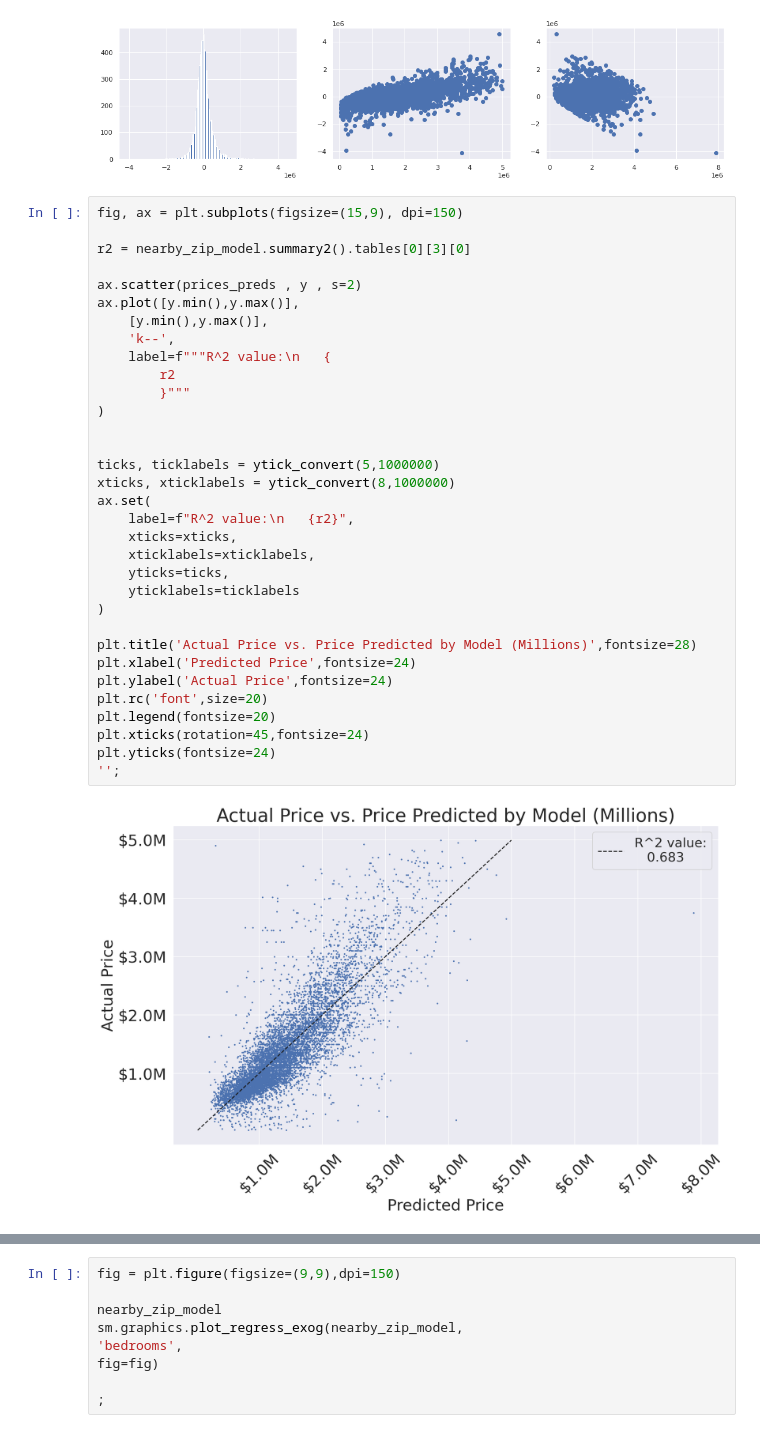
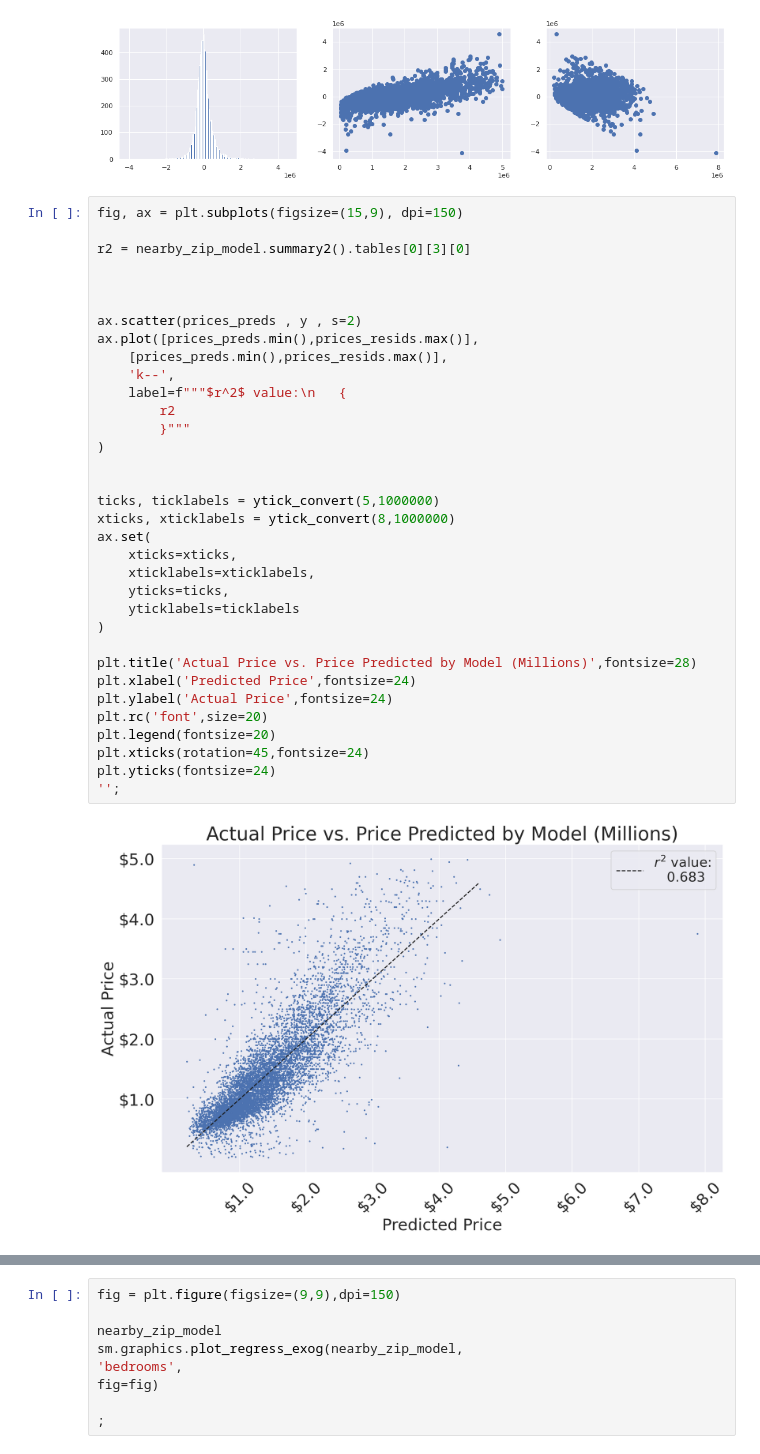
Before and after one commit to ParkedHampster/Modeled_Homes-Phase_2, a Jupyter notebook: index.ipynb, the cells around one changed output, grey strips where cells are left out. Cells and saved outputs as stored; diff of their text form.

```diff
--- a/index.ipynb
+++ b/index.ipynb
@@ -937,35 +929,36 @@ ax[2].scatter(prices_preds,prices_resids)
 # %%
 fig, ax = plt.subplots(figsize=(15,9), dpi=150)
 
 r2 = nearby_zip_model.summary2().tables[0][3][0]
 
+
+
 ax.scatter(prices_preds , y , s=2)
-ax.plot([y.min(),y.max()],
-    [y.min(),y.max()],
+ax.plot([prices_preds.min(),prices_resids.max()],
+    [prices_preds.min(),prices_resids.max()],
     'k--',
-    label=f"""R^2 value:\n   {
+    label=f"""$r^2$ value:\n   {
         r2
         }"""
 )
 
 
 ticks, ticklabels = ytick_convert(5,1000000)
 xticks, xticklabels = ytick_convert(8,1000000)
 ax.set(
-    label=f"R^2 value:\n   {r2}",
     xticks=xticks,
     xticklabels=xticklabels,
     yticks=ticks,
     yticklabels=ticklabels
 )
 
 plt.title('Actual Price vs. Price Predicted by Model (Millions)',fontsize=28)
 plt.xlabel('Predicted Price',fontsize=24)
 plt.ylabel('Actual Price',fontsize=24)
 plt.rc('font',size=20)
 plt.legend(fontsize=20)
 plt.xticks(rotation=45,fontsize=24)
 plt.yticks(fontsize=24)
 '';
 # %% [output]
-[figure, old version]
+[figure, new version]
```
Also changed, not shown: parts of 15 cells of this notebook, 3 other files.
